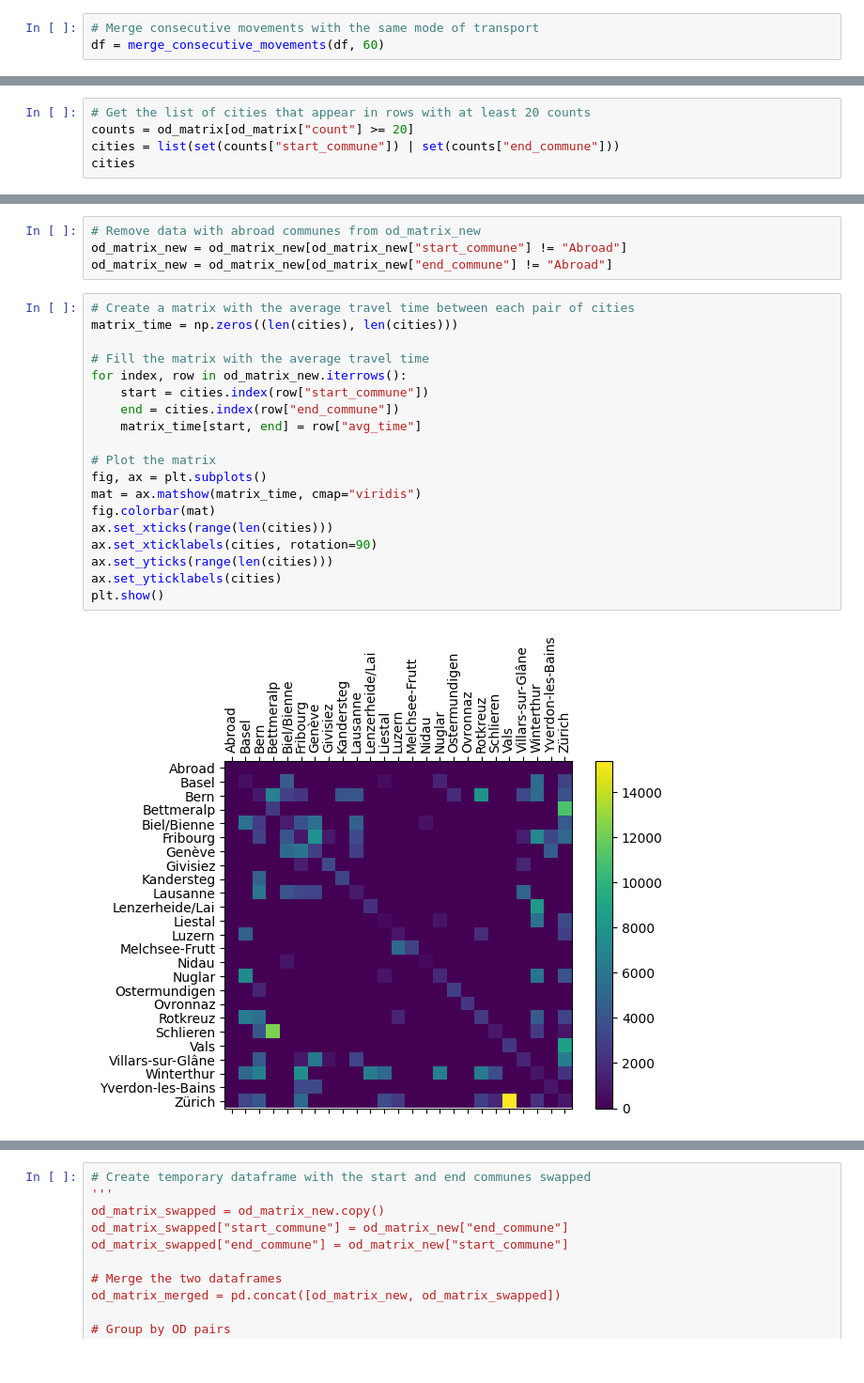
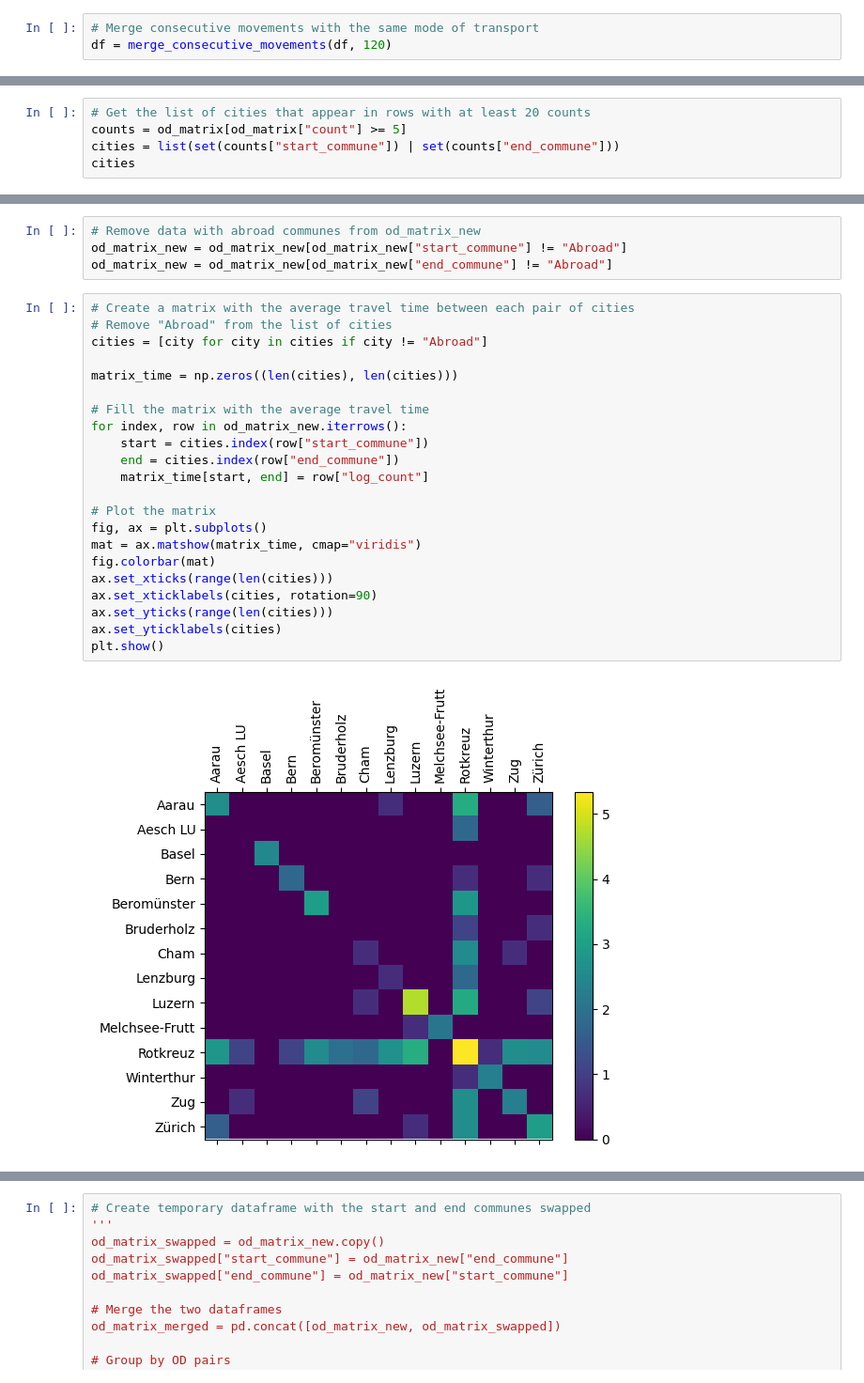
Before and after one commit to colombmo/SWICE_analysis, a Jupyter notebook: movements_analysis.ipynb, the cells around one changed output, grey strips where cells are left out. Shown at 94% size. Cells and saved outputs as stored; diff of their text form.

```diff
--- a/movements_analysis.ipynb
+++ b/movements_analysis.ipynb
@@ -870,4 +856,4 @@ Name: distance(m), Length: 1169, dtype: int64
 # Create a Origin-Destination (OD) Matrix by city/village
 # %%
 # Merge consecutive movements with the same mode of transport
-df = merge_consecutive_movements(df, 60)
+df = merge_consecutive_movements(df, 120)
@@ -1028,6 +999,6 @@ od_matrix
 # %%
 # Get the list of cities that appear in rows with at least 20 counts
-counts = od_matrix[od_matrix["count"] >= 20]
+counts = od_matrix[od_matrix["count"] >= 5]
 cities = list(set(counts["start_commune"]) | set(counts["end_commune"]))
 cities
 # %% [output]
@@ -1089,25 +1058,28 @@ od_matrix_new = od_matrix_new[od_matrix_new["start_commune"] != "Abroad"]
 od_matrix_new = od_matrix_new[od_matrix_new["end_commune"] != "Abroad"]
 # %%
 # Create a matrix with the average travel time between each pair of cities
+# Remove "Abroad" from the list of cities
+cities = [city for city in cities if city != "Abroad"]
+
 matrix_time = np.zeros((len(cities), len(cities)))
 
 # Fill the matrix with the average travel time
 for index, row in od_matrix_new.iterrows():
     start = cities.index(row["start_commune"])
     end = cities.index(row["end_commune"])
-    matrix_time[start, end] = row["avg_time"]
+    matrix_time[start, end] = row["log_count"]
 
 # Plot the matrix
 fig, ax = plt.subplots()
 mat = ax.matshow(matrix_time, cmap="viridis")
 fig.colorbar(mat)
 ax.set_xticks(range(len(cities)))
 ax.set_xticklabels(cities, rotation=90)
 ax.set_yticks(range(len(cities)))
 ax.set_yticklabels(cities)
 plt.show()
 # %% [output]
-[figure, old version]
+[figure, new version]
 # %%
 # Remove travels from a place to the same place
 od_matrix_new = od_matrix_new[od_matrix_new["start_commune"] != od_matrix_new["end_commune"]]
```
Also changed, not shown: parts of 35 cells of this notebook, 15 other files.
